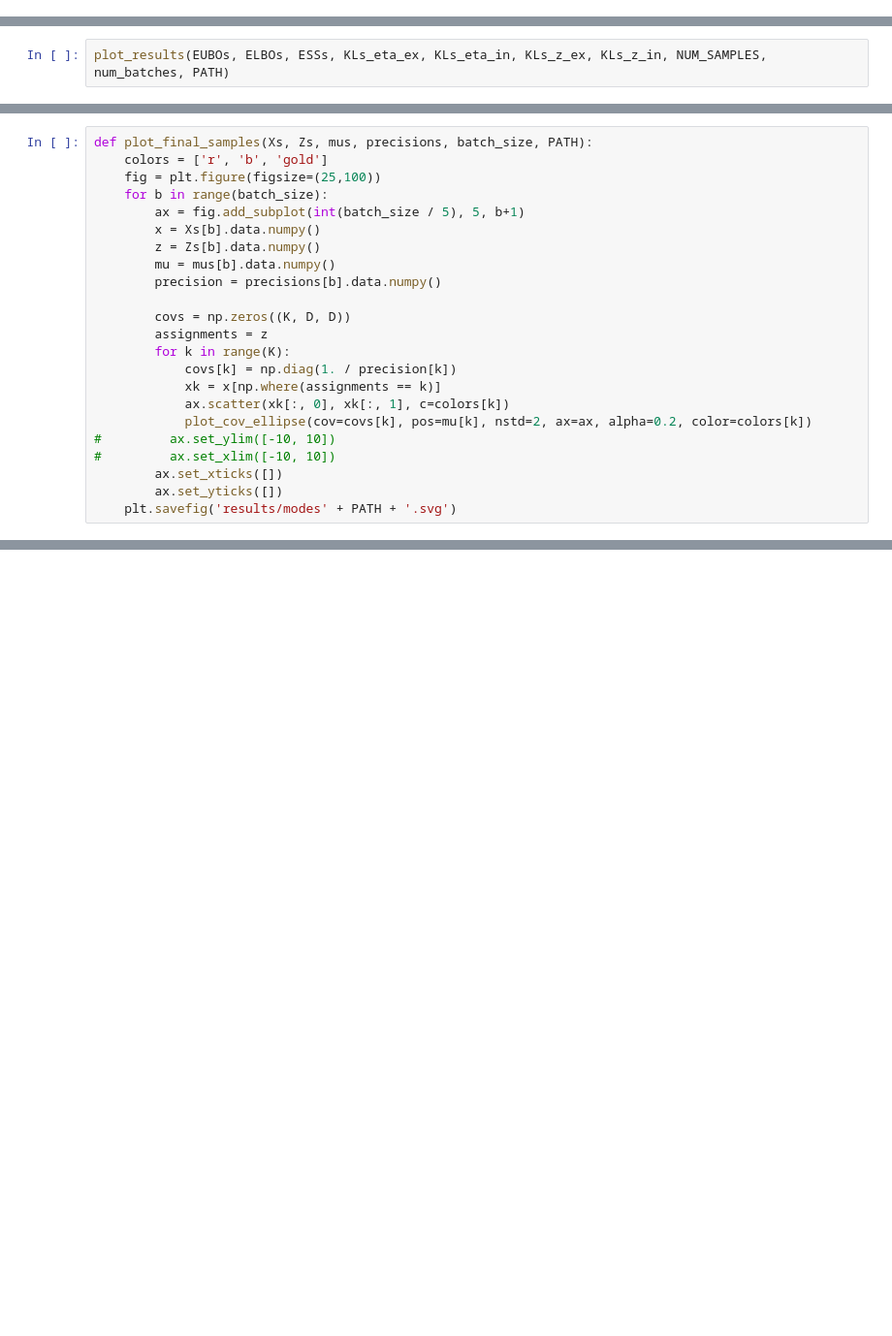
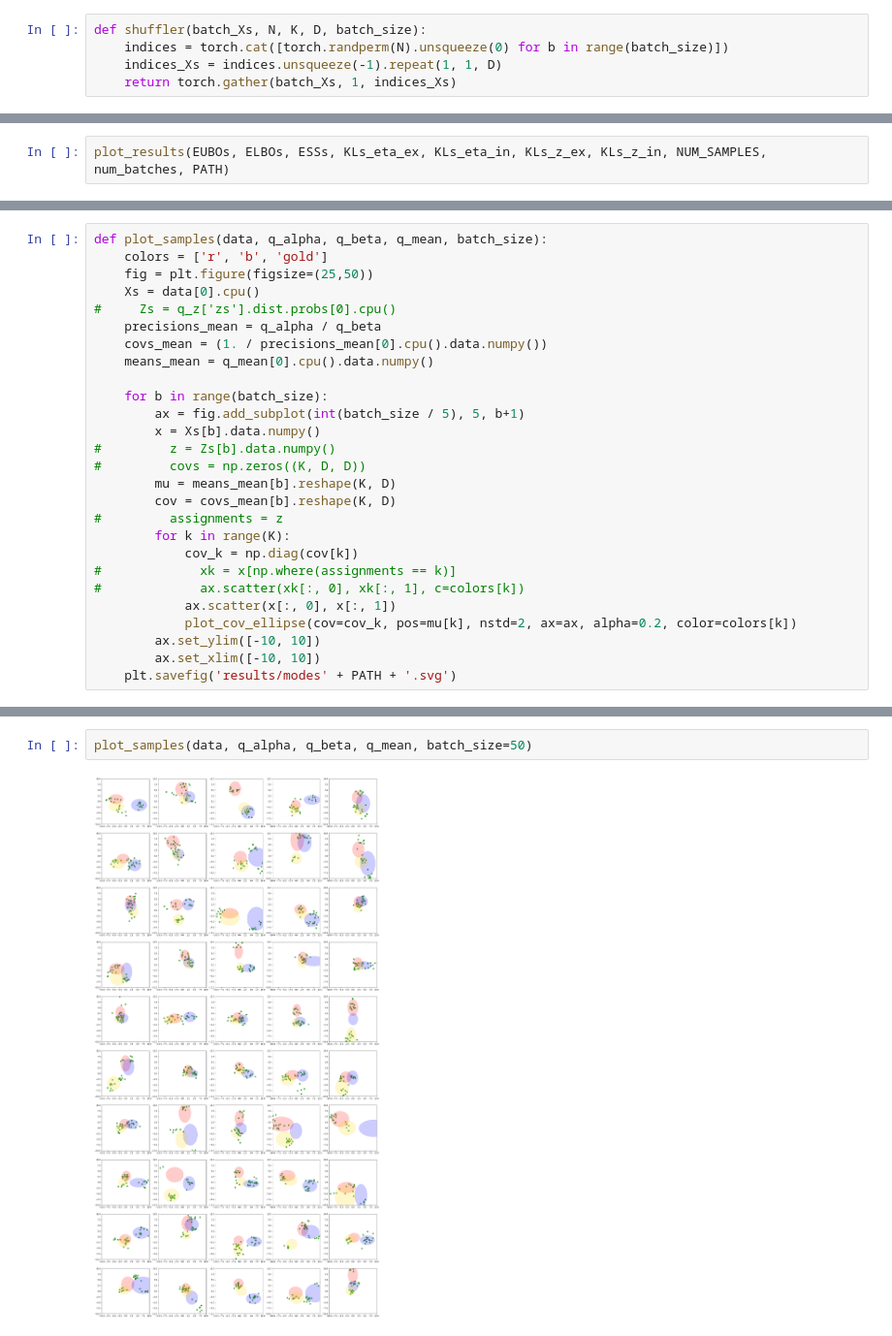
Before and after one commit to hao-w/apgs, a Jupyter notebook: amorgibbs/GMM/dreg/oneshot-rws.ipynb, the cells around one changed output, grey strips where cells are left out. Shown at 97% size. Cells and saved outputs as stored; diff of their text form; blank space fills up the shorter version.

```diff
--- a/amorgibbs/GMM/dreg/oneshot-rws.ipynb
+++ b/amorgibbs/GMM/dreg/oneshot-rws.ipynb
@@ -157,6 +157,11 @@ def rws(enc_init, enc_local, x, K, D, num_samples, batch_size):
     KL_z_ex = torch.mul(weights, kl_z_ex).sum(0).mean()
     KL_z_in = torch.mul(weights, kl_z_in).sum(0).mean()
     return eubo, elbo, ess, KL_eta_ex, KL_eta_in, KL_z_ex, KL_z_in
+# %%
+def shuffler(batch_Xs, N, K, D, batch_size):
+    indices = torch.cat([torch.randperm(N).unsqueeze(0) for b in range(batch_size)])
+    indices_Xs = indices.unsqueeze(-1).repeat(1, 1, D)
+    return torch.gather(batch_Xs, 1, indices_Xs)
 # %%
 EUBOs = []
 ELBOs = []
@@ -256,23 +261,27 @@ E_mus, E_precisions, E_z = test(x, num_seqs, Pi, N, K, D, BATCH_SIZE)
 # %%
-def plot_final_samples(Xs, Zs, mus, precisions, batch_size, PATH):
+def plot_samples(data, q_alpha, q_beta, q_mean, batch_size):
     colors = ['r', 'b', 'gold']
-    fig = plt.figure(figsize=(25,100))
+    fig = plt.figure(figsize=(25,50))
+    Xs = data[0].cpu()
+#     Zs = q_z['zs'].dist.probs[0].cpu()
+    precisions_mean = q_alpha / q_beta
+    covs_mean = (1. / precisions_mean[0].cpu().data.numpy())
+    means_mean = q_mean[0].cpu().data.numpy()
+
     for b in range(batch_size):
         ax = fig.add_subplot(int(batch_size / 5), 5, b+1)
         x = Xs[b].data.numpy()
-        z = Zs[b].data.numpy()
-        mu = mus[b].data.numpy()
-        precision = precisions[b].data.numpy()
-
-        covs = np.zeros((K, D, D))
-        assignments = z
+#         z = Zs[b].data.numpy()
+#         covs = np.zeros((K, D, D))
+        mu = means_mean[b].reshape(K, D)
+        cov = covs_mean[b].reshape(K, D)
+#         assignments = z
         for k in range(K):
-            covs[k] = np.diag(1. / precision[k])
-            xk = x[np.where(assignments == k)]
-            ax.scatter(xk[:, 0], xk[:, 1], c=colors[k])
-            plot_cov_ellipse(cov=covs[k], pos=mu[k], nstd=2, ax=ax, alpha=0.2, color=colors[k])
-#         ax.set_ylim([-10, 10])
-#         ax.set_xlim([-10, 10])
-        ax.set_xticks([])
-        ax.set_yticks([])
+            cov_k = np.diag(cov[k])
+#             xk = x[np.where(assignments == k)]
+#             ax.scatter(xk[:, 0], xk[:, 1], c=colors[k])
+            ax.scatter(x[:, 0], x[:, 1])
+            plot_cov_ellipse(cov=cov_k, pos=mu[k], nstd=2, ax=ax, alpha=0.2, color=colors[k])
+        ax.set_ylim([-10, 10])
+        ax.set_xlim([-10, 10])
     plt.savefig('results/modes' + PATH + '.svg')
@@ -290,0 +288,4 @@ LLs[20]
+# %%
+plot_samples(data, q_alpha, q_beta, q_mean, batch_size=50)
+# %% [output]
+[figure, added]
```
Also changed, not shown: parts of 13 cells of this notebook, 21 other files.
